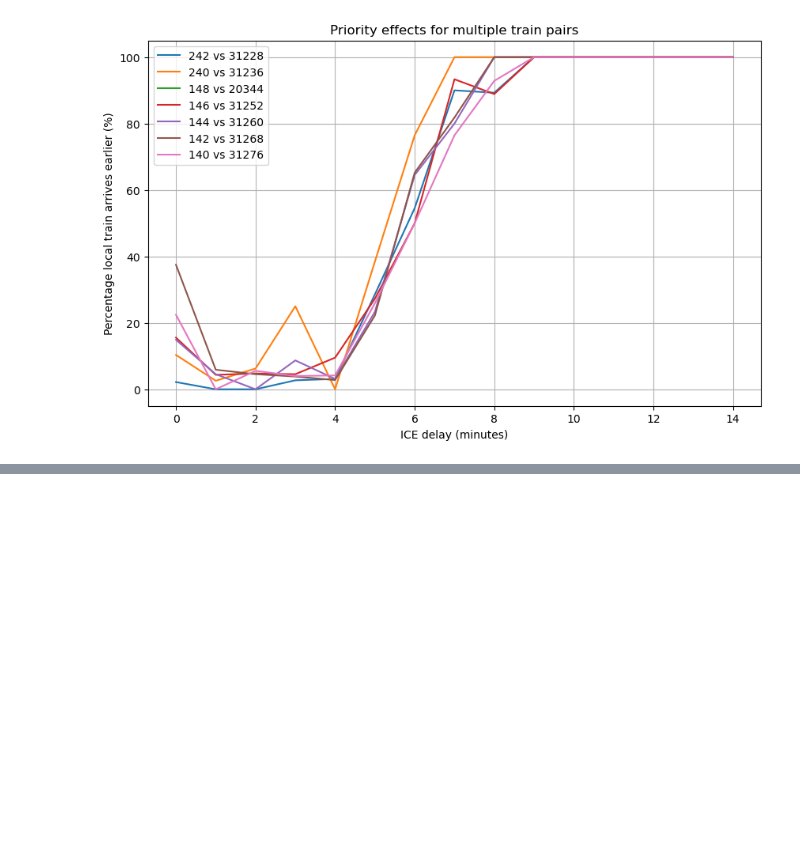
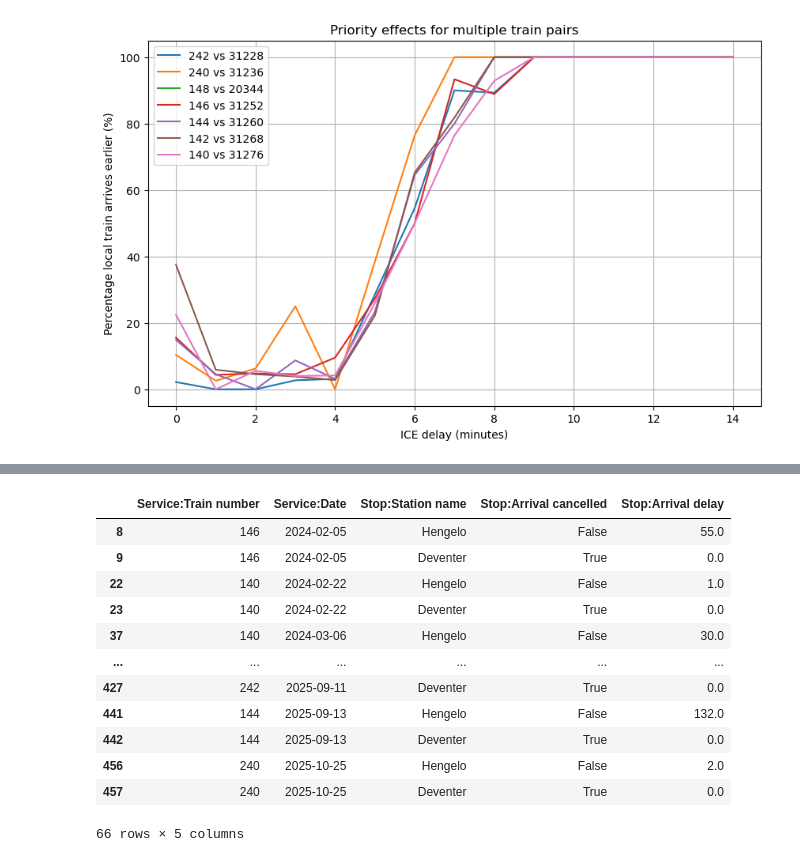
Before and after one commit to NielsvanderRijst/TIL5050-Delayed-ICE, a Jupyter notebook: data6.ipynb, the cells around one changed output, grey strips where cells are left out. Drawn from its saved outputs; the diff is of its cells as text; code cells hidden in the pictures; blank space fills up the shorter version.

```diff
--- a/data6.ipynb
+++ b/data6.ipynb
@@ -209,0 +368,46 @@ plt.show()
+# %%
+key_cols = ["Service:Train number", "Service:Date"]
+
+hengelo_ok = (
+    df[
+        (df["Stop:Station name"] == "Hengelo") &
+        (df["Stop:Arrival cancelled"] == False)
+    ][key_cols]
+)
+
+deventer_cancelled = (
+    df[
+        (df["Stop:Station name"] == "Deventer") &
+        (df["Stop:Arrival cancelled"] == True)
+    ][key_cols]
+)
+
+valid_keys = hengelo_ok.merge(
+    deventer_cancelled,
+    on=key_cols,
+    how="inner"
+)
+
+df_filtered = df.merge(
+    valid_keys,
+    on=key_cols,
+    how="inner"
+)
+
+df_filtered[
+    df_filtered["Stop:Station name"].isin(["Hengelo", "Deventer"])
+][["Service:Train number", "Service:Date", "Stop:Station name", "Stop:Arrival cancelled", "Stop:Arrival delay"]]
+# %% [output]
+|  | Service:Train number | Service:Date | Stop:Station name | Stop:Arrival cancelled | Stop:Arrival delay |
+| 8 | 146 | 2024-02-05 | Hengelo | False | 55.0 |
+| 9 | 146 | 2024-02-05 | Deventer | True | 0.0 |
+| 22 | 140 | 2024-02-22 | Hengelo | False | 1.0 |
+| 23 | 140 | 2024-02-22 | Deventer | True | 0.0 |
+| 37 | 140 | 2024-03-06 | Hengelo | False | 30.0 |
+| ... | ... | ... | ... | ... | ... |
+| 427 | 242 | 2025-09-11 | Deventer | True | 0.0 |
+| 441 | 144 | 2025-09-13 | Hengelo | False | 132.0 |
+| 442 | 144 | 2025-09-13 | Deventer | True | 0.0 |
+| 456 | 240 | 2025-10-25 | Hengelo | False | 2.0 |
+| 457 | 240 | 2025-10-25 | Deventer | True | 0.0 |
+66 rows × 5 columns
```
Also changed, not shown: parts of 7 cells of this notebook, 24 other files.
